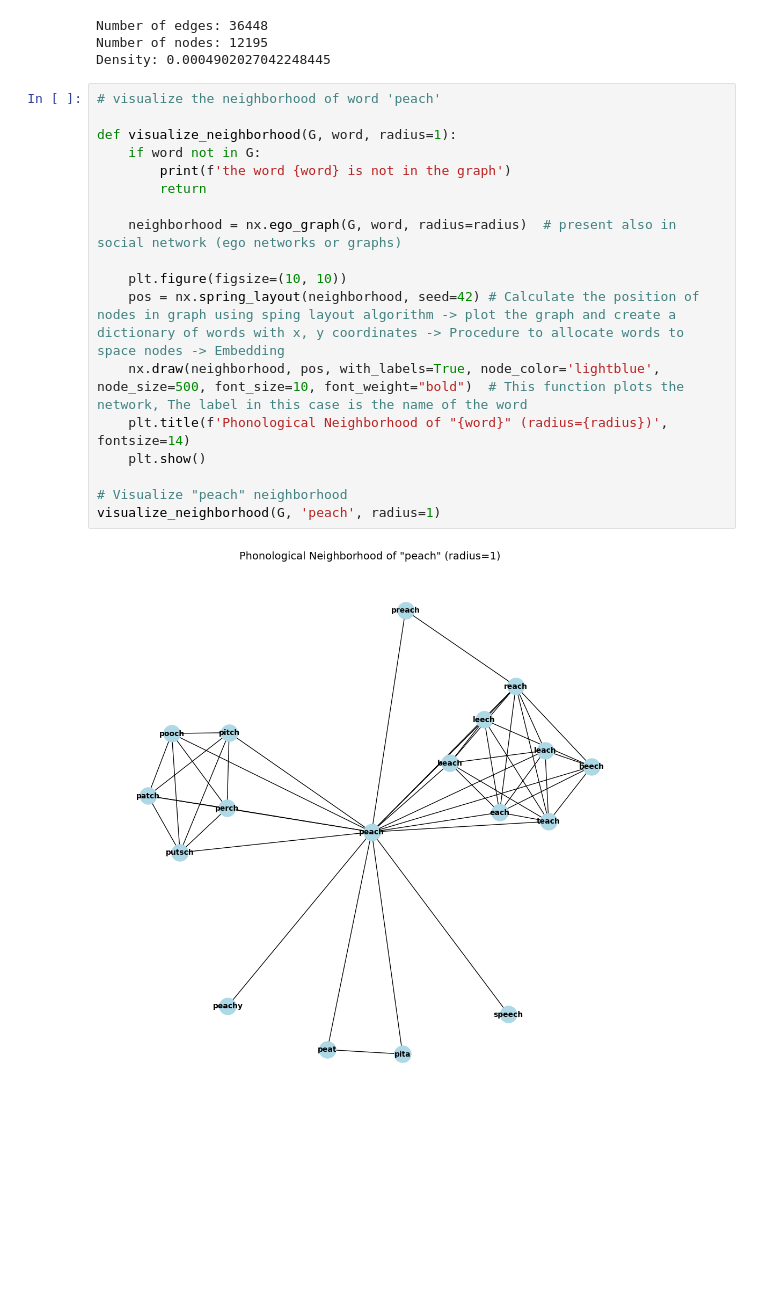
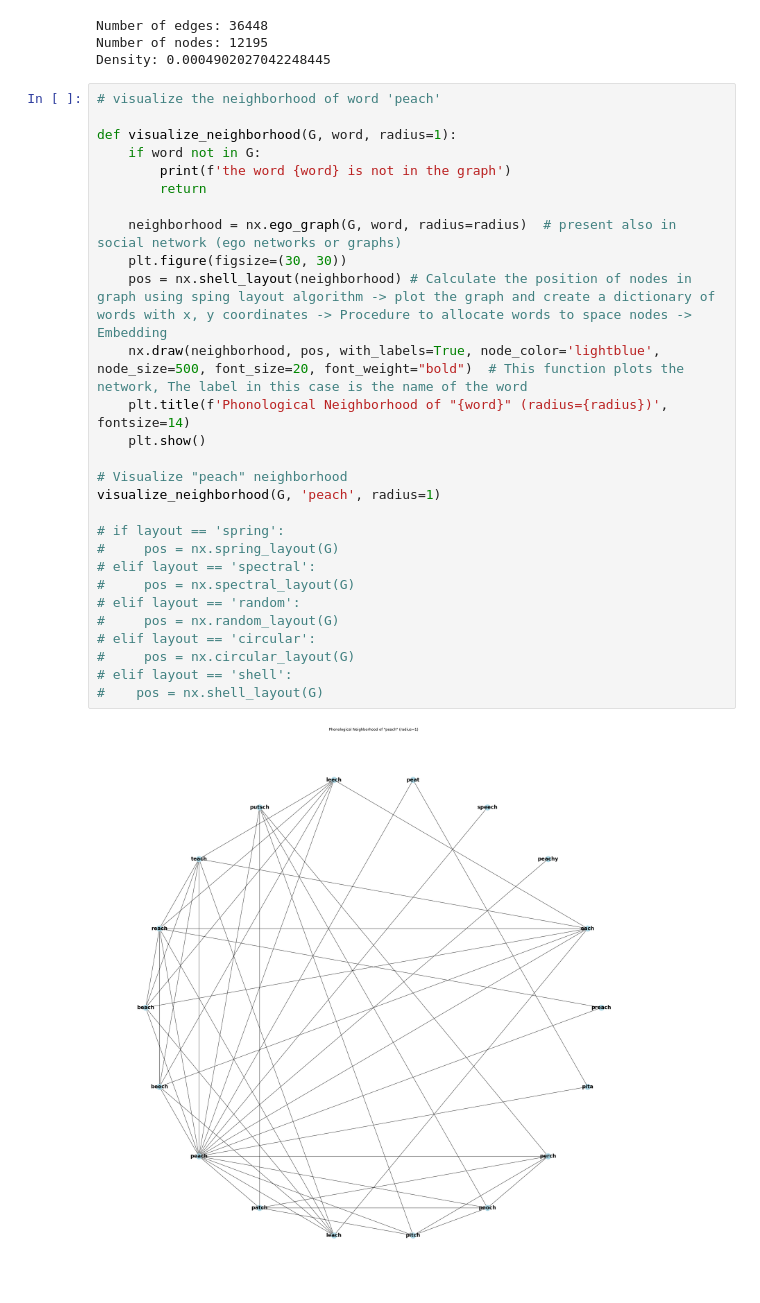
Before and after one commit to Sestiano/Class, a Jupyter notebook: DataScience/Phonological Networks.ipynb, the cells around one changed output. Cells and saved outputs as stored; diff of their text form; blank space fills up the shorter version.

```diff
--- a/DataScience/Phonological Networks.ipynb
+++ b/DataScience/Phonological Networks.ipynb
@@ -50,20 +50,30 @@ Density: 0.0004902027042248445
 # %%
 # visualize the neighborhood of word 'peach'
 
 def visualize_neighborhood(G, word, radius=1):
     if word not in G:
         print(f'the word {word} is not in the graph')
         return
 
     neighborhood = nx.ego_graph(G, word, radius=radius)  # present also in social network (ego networks or graphs)
-
-    plt.figure(figsize=(10, 10))
-    pos = nx.spring_layout(neighborhood, seed=42) # Calculate the position of nodes in graph using sping layout algorithm -> plot the graph and create a dictionary of words with x, y coordinates -> Procedure to allocate words to space nodes -> Embedding
-    nx.draw(neighborhood, pos, with_labels=True, node_color='lightblue', node_size=500, font_size=10, font_weight="bold")  # This function plots the network, The label in this case is the name of the word
+    plt.figure(figsize=(30, 30))
+    pos = nx.shell_layout(neighborhood) # Calculate the position of nodes in graph using sping layout algorithm -> plot the graph and create a dictionary of words with x, y coordinates -> Procedure to allocate words to space nodes -> Embedding
+    nx.draw(neighborhood, pos, with_labels=True, node_color='lightblue', node_size=500, font_size=20, font_weight="bold")  # This function plots the network, The label in this case is the name of the word
     plt.title(f'Phonological Neighborhood of "{word}" (radius={radius})', fontsize=14)
     plt.show()
 
 # Visualize "peach" neighborhood
 visualize_neighborhood(G, 'peach', radius=1)
+
+# if layout == 'spring':
+#     pos = nx.spring_layout(G)
+# elif layout == 'spectral':
+#     pos = nx.spectral_layout(G)
+# elif layout == 'random':
+#     pos = nx.random_layout(G)
+# elif layout == 'circular':
+#     pos = nx.circular_layout(G)
+# elif layout == 'shell':
+#    pos = nx.shell_layout(G)
 # %% [output]
-[figure, old version]
+[figure, new version]
```
Also changed, not shown: parts of 1 cell of this notebook.
